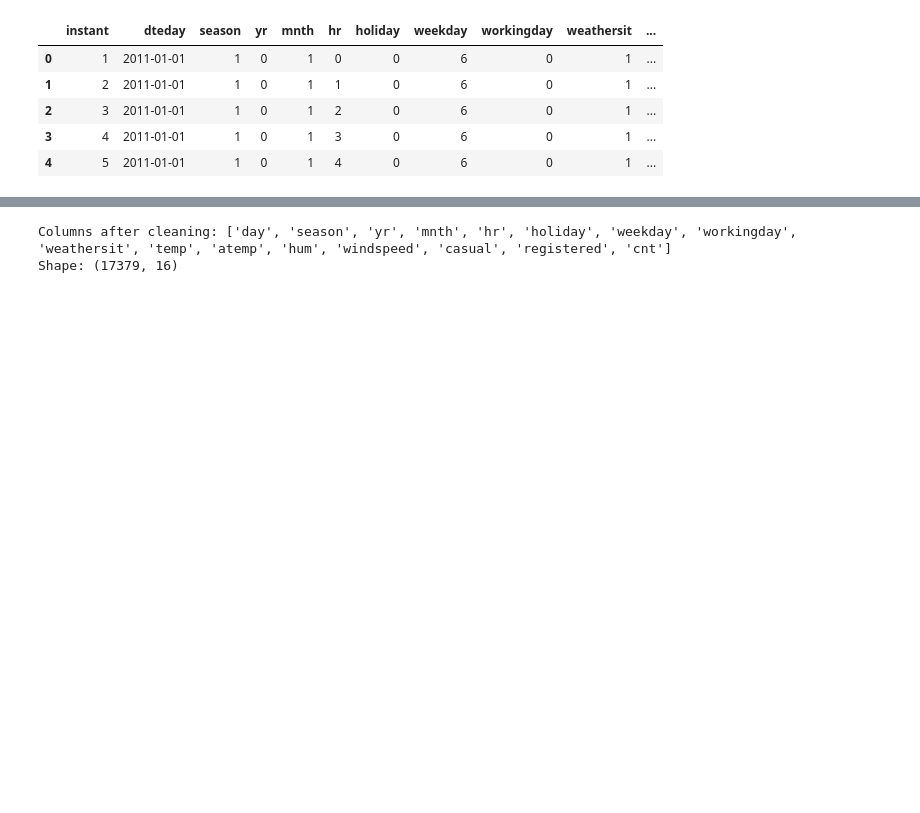
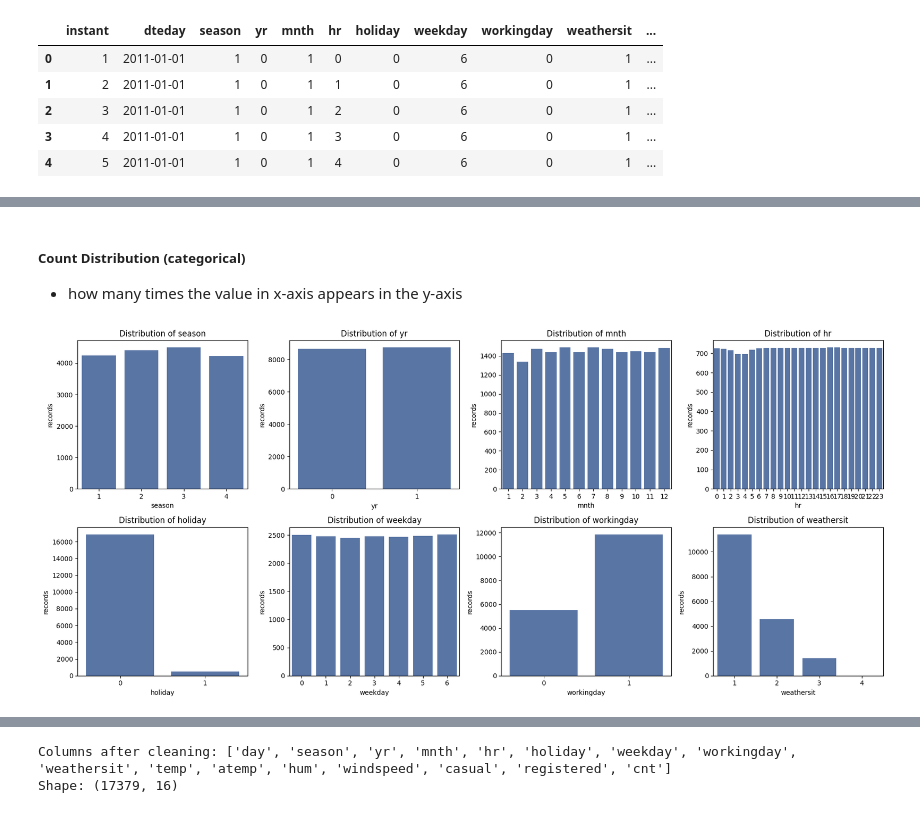
Before and after one commit to DominikKysel/DM-Project, a Jupyter notebook: data_mining_project_bike_sharing.ipynb, the cells around one changed output, grey strips where cells are left out. Saved outputs shown, nothing was run; the diff lists cells and outputs as text; code cells hidden in the pictures; blank space fills up the shorter version.

```diff
--- a/data_mining_project_bike_sharing.ipynb
+++ b/data_mining_project_bike_sharing.ipynb
@@ -134,0 +341,18 @@ Where:
+# %% [markdown]
+##### Count Distribution (categorical)
+- how many times the value in x-axis appears in the y-axis
+# %%
+category_cols = ["season", "yr", "mnth", "hr", "holiday", "weekday", "workingday", "weathersit"]
+
+fig, axes = plt.subplots(2, 4, figsize=(18, 8))
+for ax, col in zip(axes.flatten(), category_cols):
+    counts = df[col].value_counts().sort_index()
+    sns.barplot(x=counts.index, y=counts.values, ax=ax, color="#4C72B0")
+    ax.set_title(f"Distribution of {col}")
+    ax.set_xlabel(col)
+    ax.set_ylabel("records")
+
+plt.tight_layout()
+plt.show()
+# %% [output]
+[figure, added]
```
Also changed, not shown: parts of 35 cells of this notebook.
